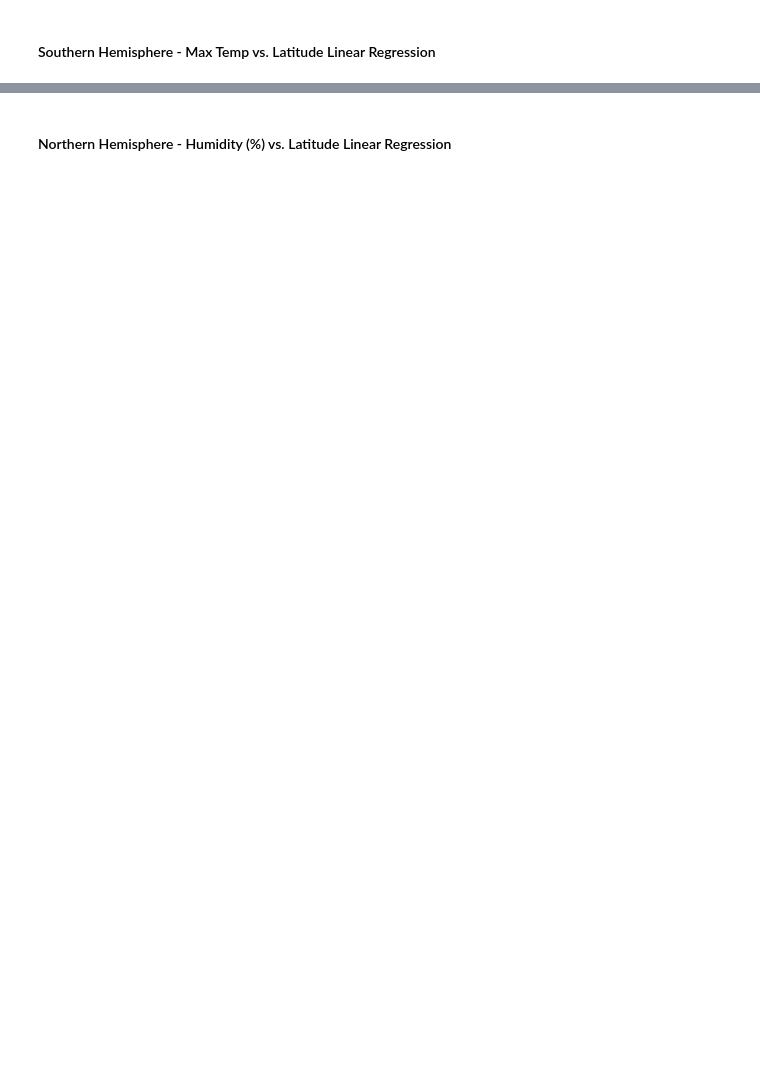
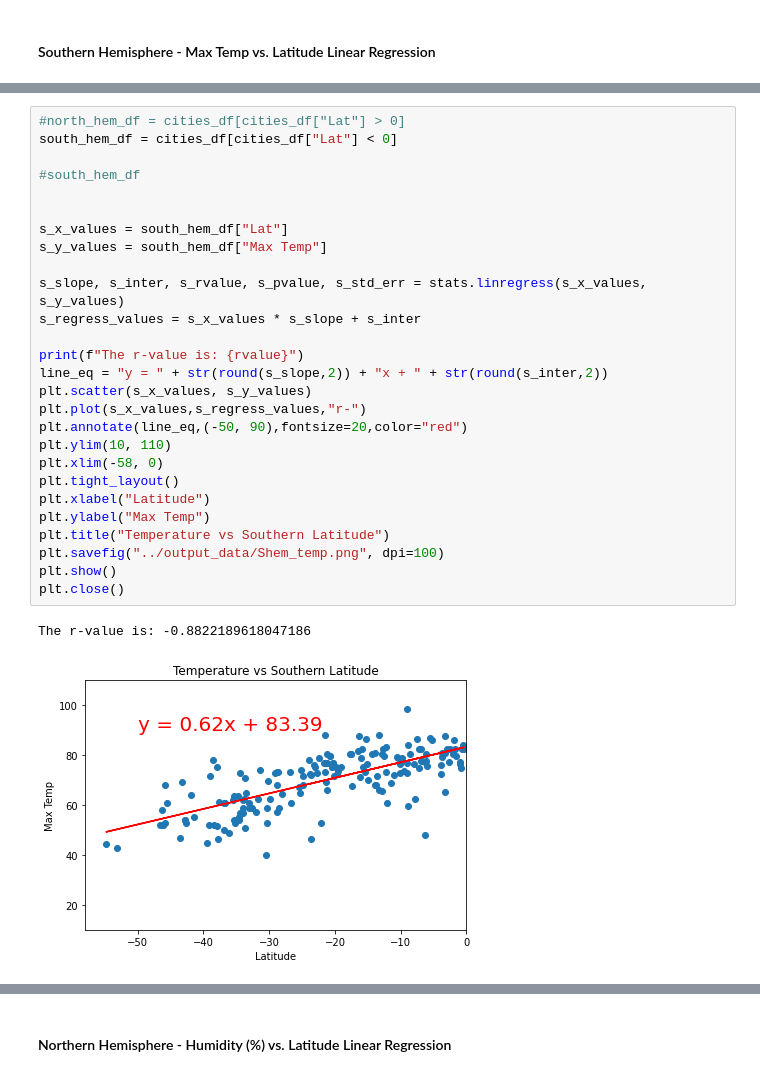
Before and after one commit to dvolz1130/python-api-challenge, a Jupyter notebook: WeatherPy/WeatherPy.ipynb, the cells around one changed output, grey strips where cells are left out. Cells and saved outputs as stored; diff of their text form; blank space fills up the shorter version.

```diff
--- a/WeatherPy/WeatherPy.ipynb
+++ b/WeatherPy/WeatherPy.ipynb
@@ -301,0 +320,30 @@ The r-value is: 0.6082708688906918
+# %%
+#north_hem_df = cities_df[cities_df["Lat"] > 0]
+south_hem_df = cities_df[cities_df["Lat"] < 0]
+
+#south_hem_df
+
+
+s_x_values = south_hem_df["Lat"]
+s_y_values = south_hem_df["Max Temp"]
+
+s_slope, s_inter, s_rvalue, s_pvalue, s_std_err = stats.linregress(s_x_values, s_y_values)
+s_regress_values = s_x_values * s_slope + s_inter
+
+print(f"The r-value is: {rvalue}")
+line_eq = "y = " + str(round(s_slope,2)) + "x + " + str(round(s_inter,2))
+plt.scatter(s_x_values, s_y_values)
+plt.plot(s_x_values,s_regress_values,"r-")
+plt.annotate(line_eq,(-50, 90),fontsize=20,color="red")
+plt.ylim(10, 110)
+plt.xlim(-58, 0)
+plt.tight_layout()
+plt.xlabel("Latitude")
+plt.ylabel("Max Temp")
+plt.title("Temperature vs Southern Latitude")
+plt.savefig("../output_data/Shem_temp.png", dpi=100)
+plt.show()
+plt.close()
+# %% [output]
+The r-value is: -0.8822189618047186
+[figure, added]
```
Also changed, not shown: parts of 27 cells of this notebook, 8 other files.
